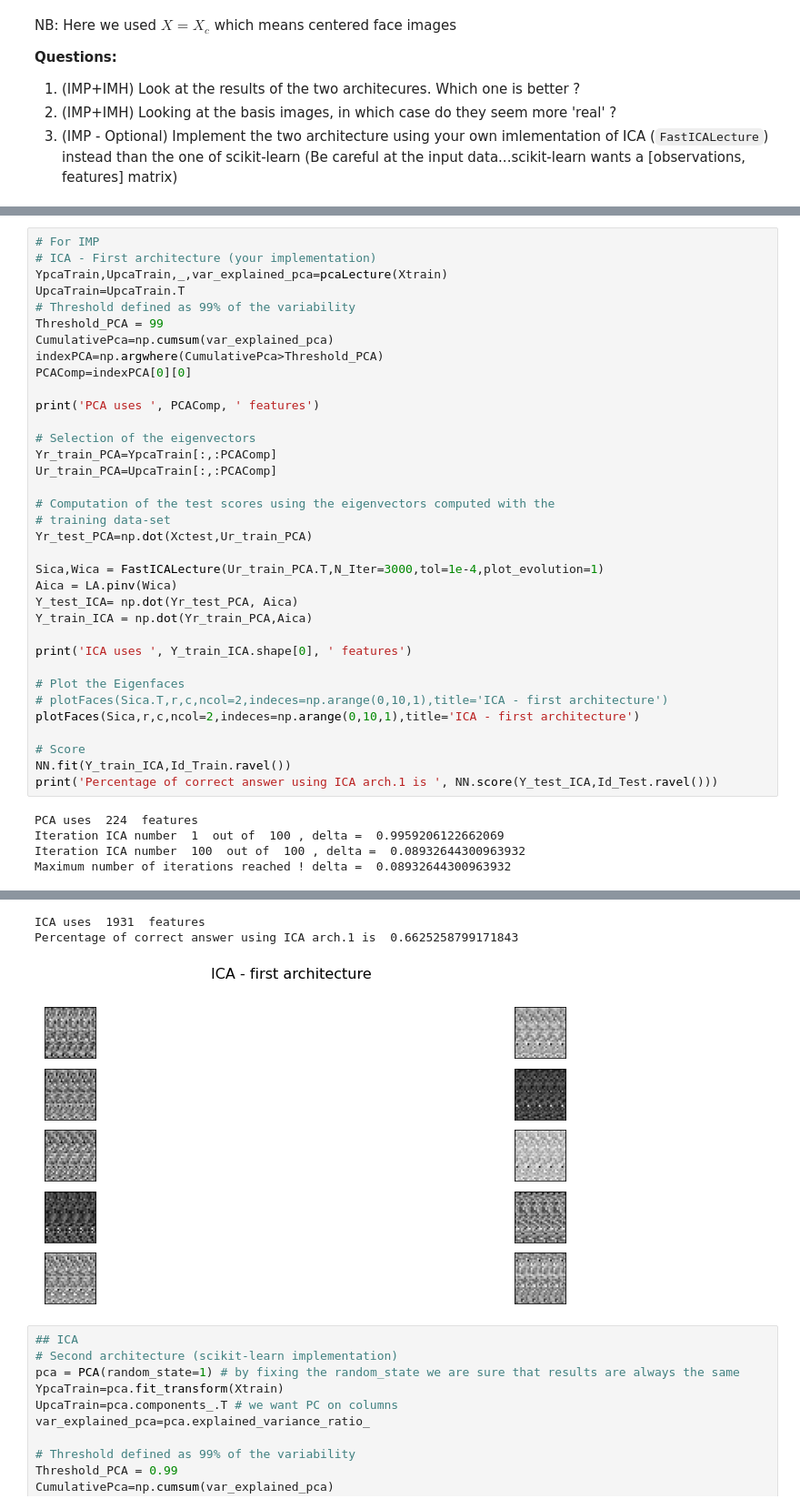
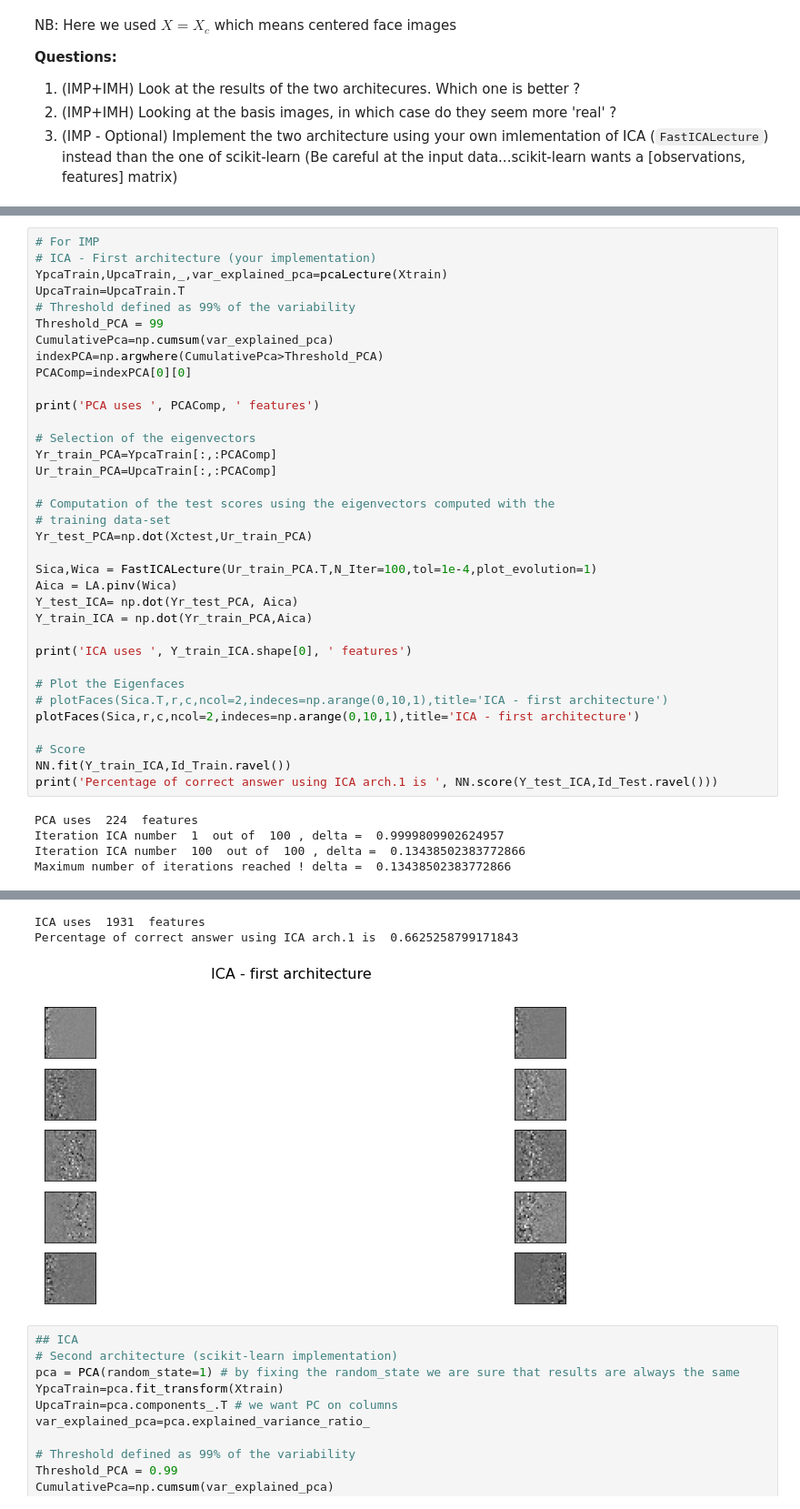
Before and after one commit to Eidantz/Machine-Learning-for-Bioimaging, a Jupyter notebook: TP1 - Unsupervised Learning/TP_Unsupervised_1_FaceRecognition.ipynb, the cells around one changed output, grey strips where cells are left out. Shown at 91% size. Cells and saved outputs as stored; diff of their text form.

```diff
--- a/TP1 - Unsupervised Learning/TP_Unsupervised_1_FaceRecognition.ipynb
+++ b/TP1 - Unsupervised Learning/TP_Unsupervised_1_FaceRecognition.ipynb
@@ -665,7 +664,7 @@ Ur_train_PCA=UpcaTrain[:,:PCAComp]
 # training data-set
 Yr_test_PCA=np.dot(Xctest,Ur_train_PCA)
 
-Sica,Wica = FastICALecture(Ur_train_PCA.T,N_Iter=3000,tol=1e-4,plot_evolution=1)
+Sica,Wica = FastICALecture(Ur_train_PCA.T,N_Iter=100,tol=1e-4,plot_evolution=1)
 Aica = LA.pinv(Wica)
 Y_test_ICA= np.dot(Yr_test_PCA, Aica)
 Y_train_ICA = np.dot(Yr_train_PCA,Aica)
@@ -681,6 +680,6 @@ NN.fit(Y_train_ICA,Id_Train.ravel())
 print('Percentage of correct answer using ICA arch.1 is ', NN.score(Y_test_ICA,Id_Test.ravel()))
 # %% [output]
 PCA uses  224  features
-Iteration ICA number  1  out of  100 , delta =  0.9959206122662069
-Iteration ICA number  100  out of  100 , delta =  0.08932644300963932
-Maximum number of iterations reached ! delta =  0.08932644300963932
+Iteration ICA number  1  out of  100 , delta =  0.9999809902624957
+Iteration ICA number  100  out of  100 , delta =  0.13438502383772866
+Maximum number of iterations reached ! delta =  0.13438502383772866
@@ -688,6 +687,6 @@ Maximum number of iterations reached ! delta =  0.08932644300963932
 ICA uses  1931  features
 Percentage of correct answer using ICA arch.1 is  0.6625258799171843
-[figure, old version]
+[figure, new version]
 # %%
 ## ICA
 # Second architecture (scikit-learn implementation)
```
Also changed, not shown: parts of 3 cells of this notebook.
